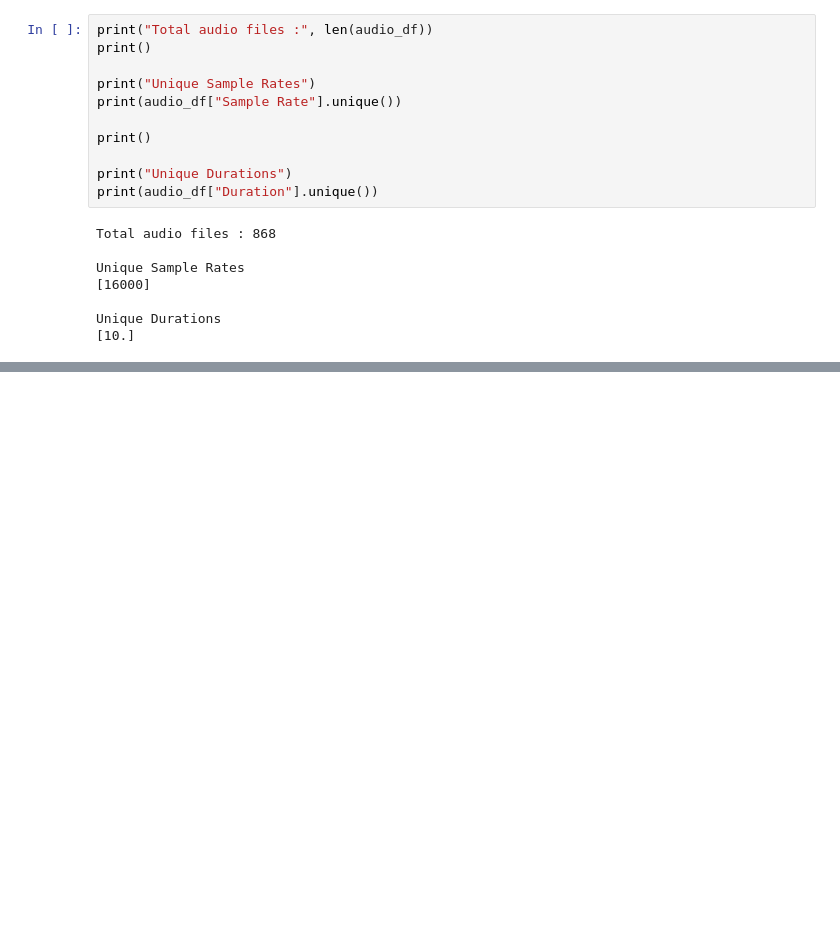
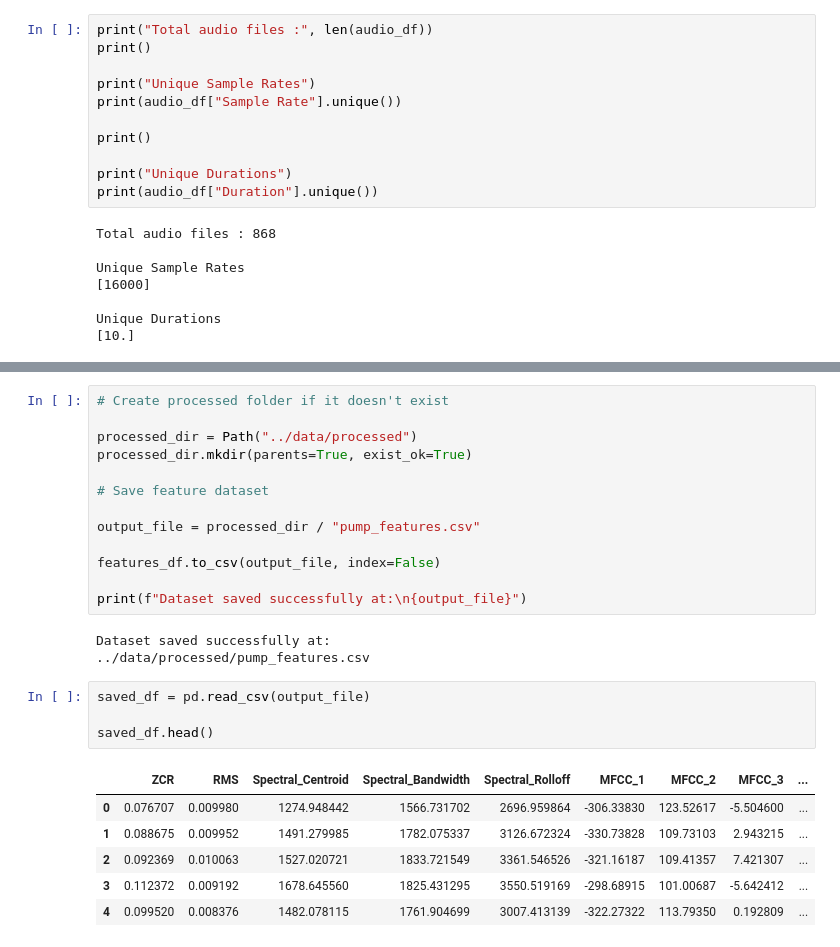
Before and after one commit to abhisarthak/industrial-pump-failure-prediction, a Jupyter notebook: notebooks/01_End_to_End_Pump_Predictive_Maintenance.ipynb, the cells around one changed output, grey strips where cells are left out. Saved outputs shown, nothing was run; the diff lists cells and outputs as text; blank space fills up the shorter version.

```diff
--- a/notebooks/01_End_to_End_Pump_Predictive_Maintenance.ipynb
+++ b/notebooks/01_End_to_End_Pump_Predictive_Maintenance.ipynb
@@ -469,0 +664,27 @@ Unique Durations
+# %%
+# Create processed folder if it doesn't exist
+
+processed_dir = Path("../data/processed")
+processed_dir.mkdir(parents=True, exist_ok=True)
+
+# Save feature dataset
+
+output_file = processed_dir / "pump_features.csv"
+
+features_df.to_csv(output_file, index=False)
+
+print(f"Dataset saved successfully at:\n{output_file}")
+# %% [output]
+Dataset saved successfully at:
+../data/processed/pump_features.csv
+# %%
+saved_df = pd.read_csv(output_file)
+
+saved_df.head()
+# %% [output]
+|  | ZCR | RMS | Spectral_Centroid | Spectral_Bandwidth | Spectral_Rolloff | MFCC_1 | MFCC_2 | MFCC_3 | ... |
+| 0 | 0.076707 | 0.009980 | 1274.948442 | 1566.731702 | 2696.959864 | -306.33830 | 123.52617 | -5.504600 | ... |
+| 1 | 0.088675 | 0.009952 | 1491.279985 | 1782.075337 | 3126.672324 | -330.73828 | 109.73103 | 2.943215 | ... |
+| 2 | 0.092369 | 0.010063 | 1527.020721 | 1833.721549 | 3361.546526 | -321.16187 | 109.41357 | 7.421307 | ... |
+| 3 | 0.112372 | 0.009192 | 1678.645560 | 1825.431295 | 3550.519169 | -298.68915 | 101.00687 | -5.642412 | ... |
+| 4 | 0.099520 | 0.008376 | 1482.078115 | 1761.904699 | 3007.413139 | -322.27322 | 113.79350 | 0.192809 | ... |
```
Also changed, not shown: parts of 15 cells of this notebook.
